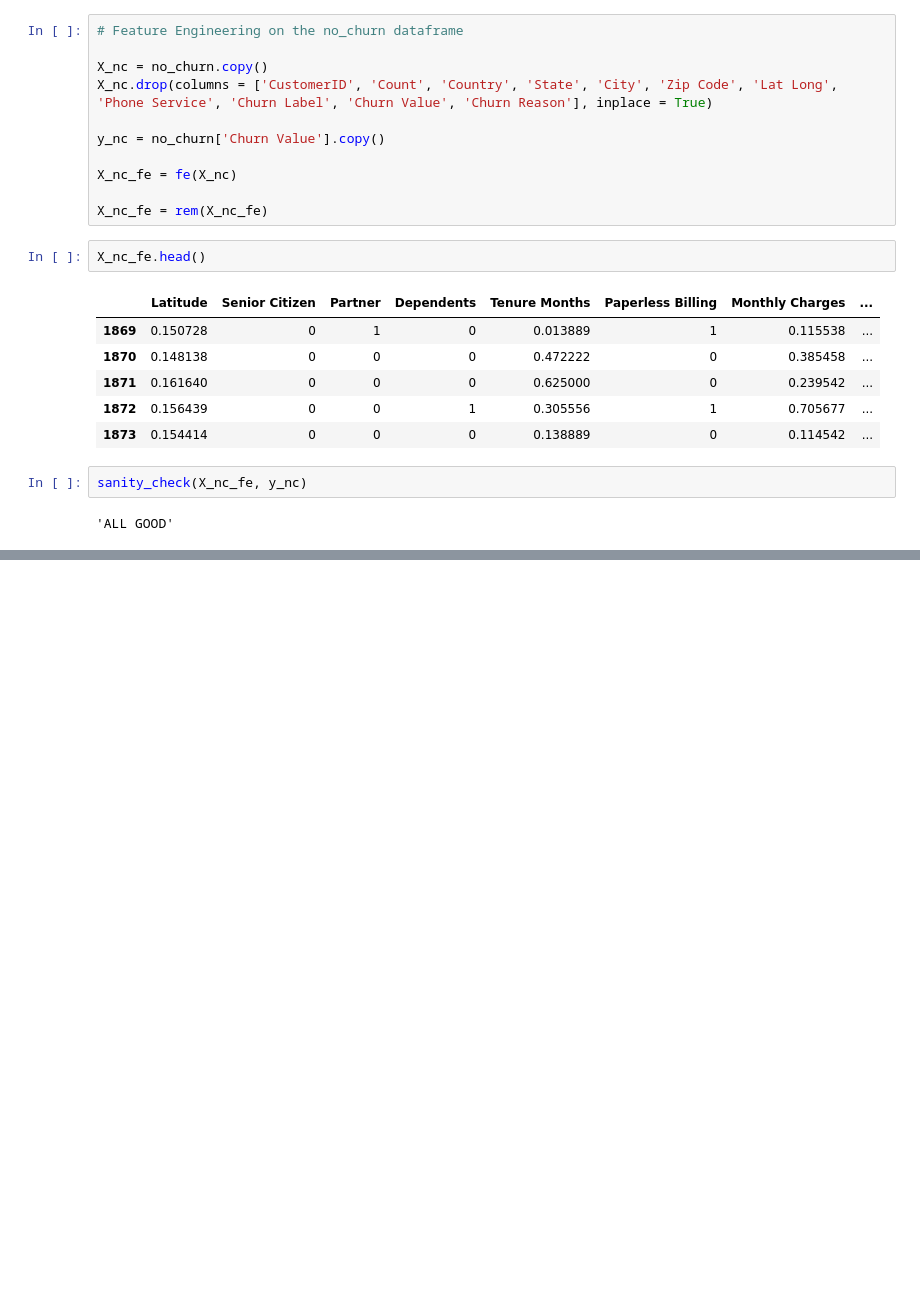
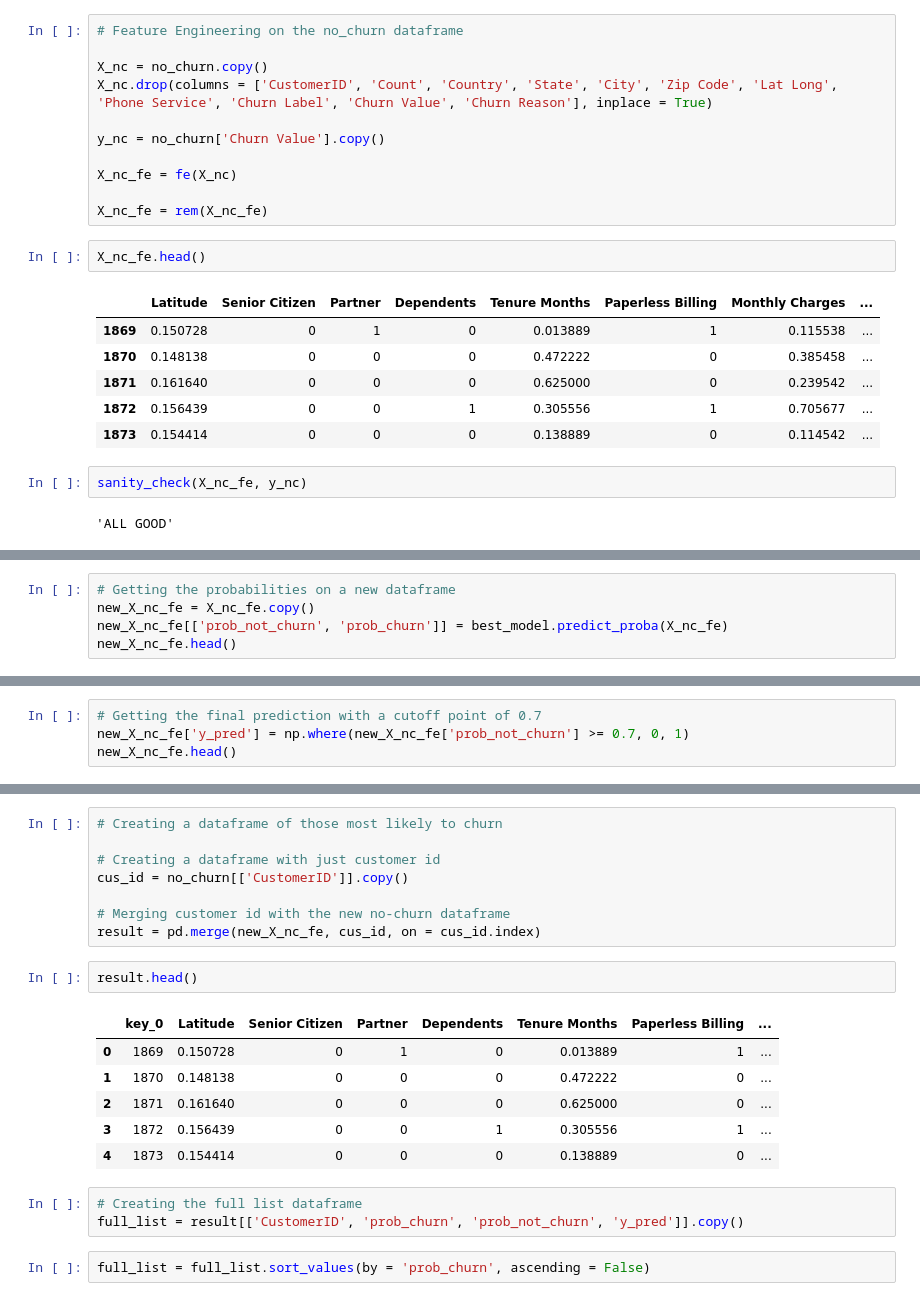
Before and after one commit to rahulshaju2981/Swan_Consulting, a Jupyter notebook: Saka/EDA_FE_Model.ipynb, the cells around one changed output, grey strips where cells are left out. Drawn from its saved outputs; the diff is of its cells as text; blank space fills up the shorter version.

```diff
--- a/Saka/EDA_FE_Model.ipynb
+++ b/Saka/EDA_FE_Model.ipynb
@@ -837,0 +840,5 @@ new_X_train_fe.head()
+# %%
+# Getting the probabilities on a new dataframe
+new_X_nc_fe = X_nc_fe.copy()
+new_X_nc_fe[['prob_not_churn', 'prob_churn']] = best_model.predict_proba(X_nc_fe)
+new_X_nc_fe.head()
@@ -837,0 +852,4 @@ new_X_train_fe.head()
+# %%
+# Getting the final prediction with a cutoff point of 0.7
+new_X_nc_fe['y_pred'] = np.where(new_X_nc_fe['prob_not_churn'] >= 0.7, 0, 1)
+new_X_nc_fe.head()
@@ -837,0 +863,22 @@ new_X_train_fe.head()
+# %%
+# Creating a dataframe of those most likely to churn
+
+# Creating a dataframe with just customer id
+cus_id = no_churn[['CustomerID']].copy()
+
+# Merging customer id with the new no-churn dataframe
+result = pd.merge(new_X_nc_fe, cus_id, on = cus_id.index)
+# %%
+result.head()
+# %% [output]
+|  | key_0 | Latitude | Senior Citizen | Partner | Dependents | Tenure Months | Paperless Billing | ... |
+| 0 | 1869 | 0.150728 | 0 | 1 | 0 | 0.013889 | 1 | ... |
+| 1 | 1870 | 0.148138 | 0 | 0 | 0 | 0.472222 | 0 | ... |
+| 2 | 1871 | 0.161640 | 0 | 0 | 0 | 0.625000 | 0 | ... |
+| 3 | 1872 | 0.156439 | 0 | 0 | 1 | 0.305556 | 1 | ... |
+| 4 | 1873 | 0.154414 | 0 | 0 | 0 | 0.138889 | 0 | ... |
+# %%
+# Creating the full list dataframe
+full_list = result[['CustomerID', 'prob_churn', 'prob_not_churn', 'y_pred']].copy()
+# %%
+full_list = full_list.sort_values(by = 'prob_churn', ascending = False)
```
Also changed, not shown: parts of 9 cells of this notebook, 2 other files.
